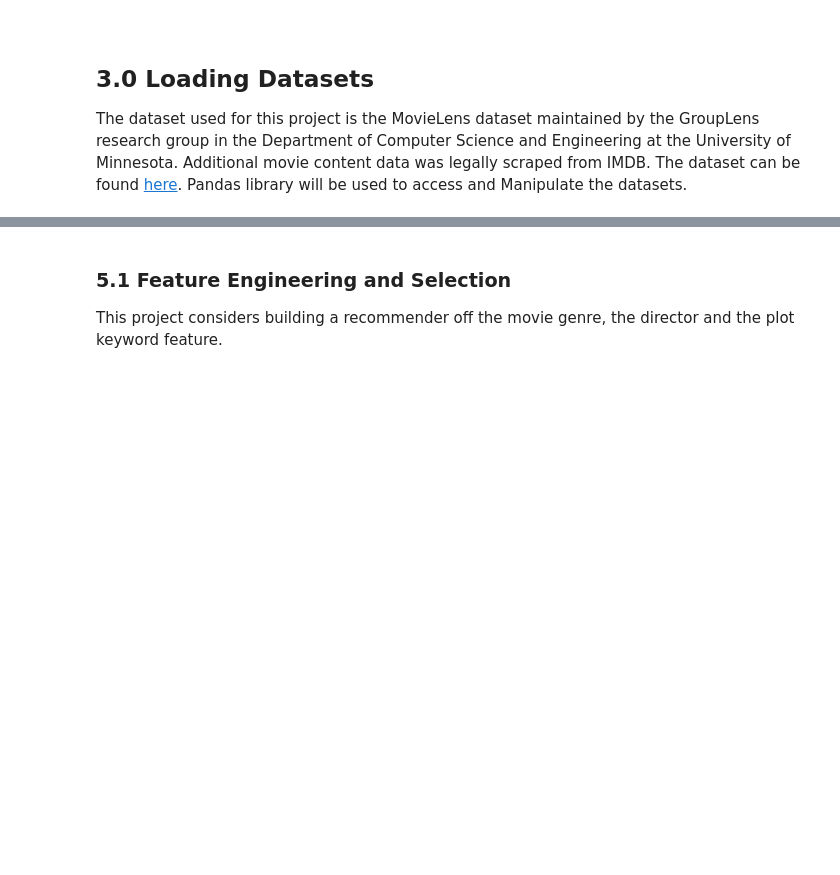
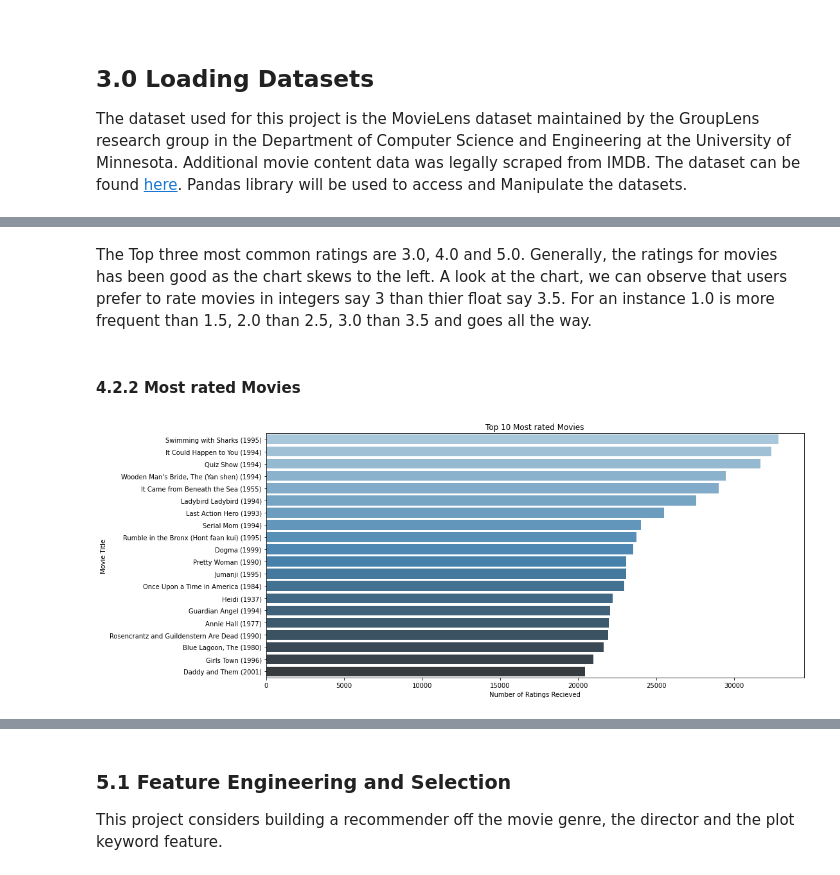
Before and after one commit to chidike10/Movie-Recommender-TeamZF3, a Jupyter notebook: Recommendation_TeamZF3.ipynb, the cells around one changed output, grey strips where cells are left out. Drawn from its saved outputs; the diff is of its cells as text; code cells hidden in the pictures; blank space fills up the shorter version.

```diff
--- a/Recommendation_TeamZF3.ipynb
+++ b/Recommendation_TeamZF3.ipynb
@@ -109,0 +122,15 @@ Exploratory data analysis is an approach to analyzing data sets to summarize the
+# %% [markdown]
+The Top three most common ratings are 3.0, 4.0 and 5.0. Generally, the ratings for movies has been good as the chart skews to the left. A look at the chart, we can observe that users prefer to rate movies in integers say 3 than thier float say 3.5. For an instance 1.0 is more frequent than 1.5, 2.0 than 2.5, 3.0 than 3.5 and goes all the way.
+# %% [markdown]
+#### 4.2.2 Most rated Movies
+# %%
+fig, ax = plt.subplots(figsize = (15, 7))
+data = df_rating['movieId'].value_counts().sort_values(ascending=False)[0:20]
+titles = [df_movies.loc[movieId, 'title'] for movieId in data.index]
+sns.barplot(y=titles, x=data, ax=ax, palette="Blues_d")
+plt.title('Top 10 Most rated Movies')
+plt.ylabel("Movie Title")
+plt.xlabel("Number of Ratings Recieved")
+plt.show()
+# %% [output]
+[figure, added]
```
Also changed, not shown: parts of 63 cells of this notebook.
